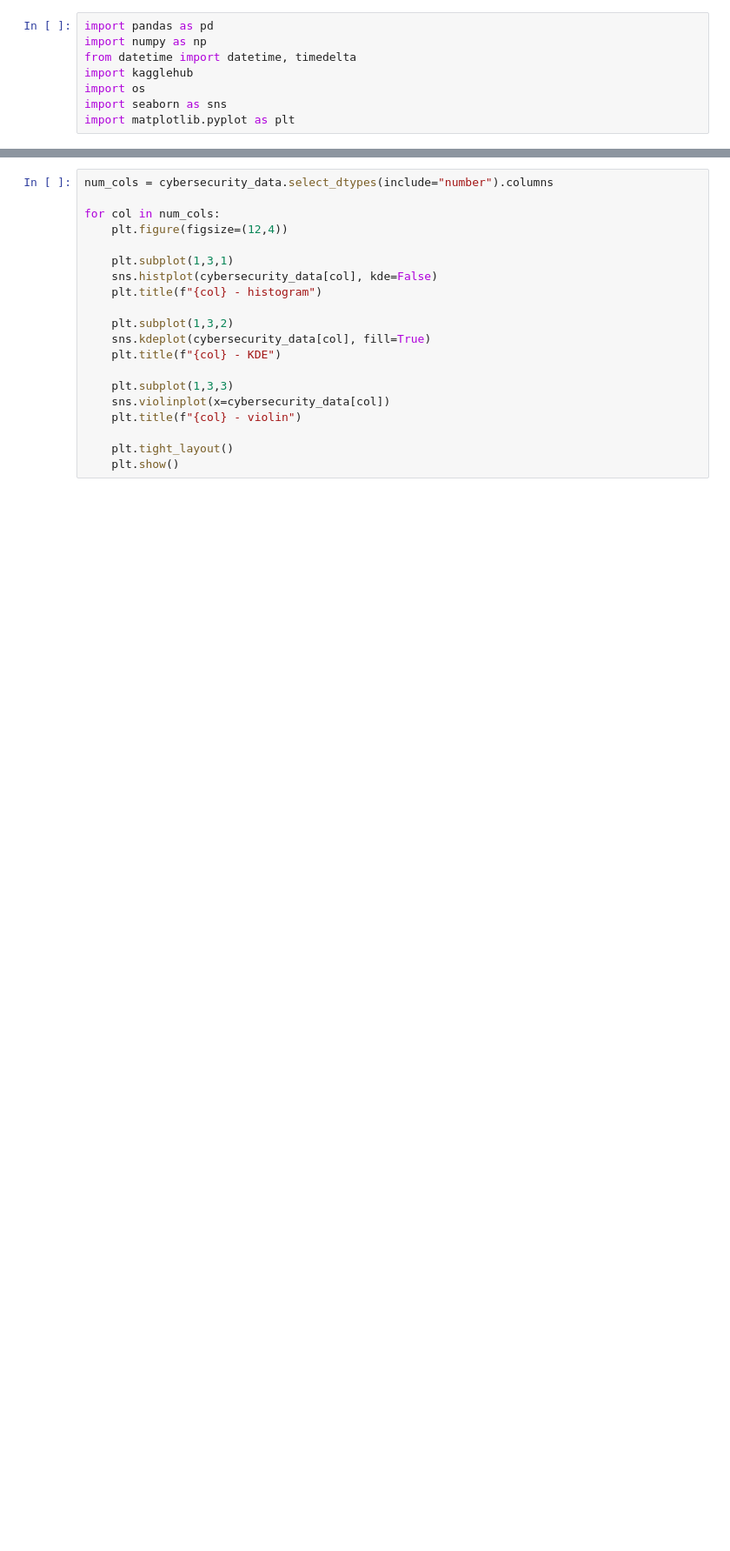
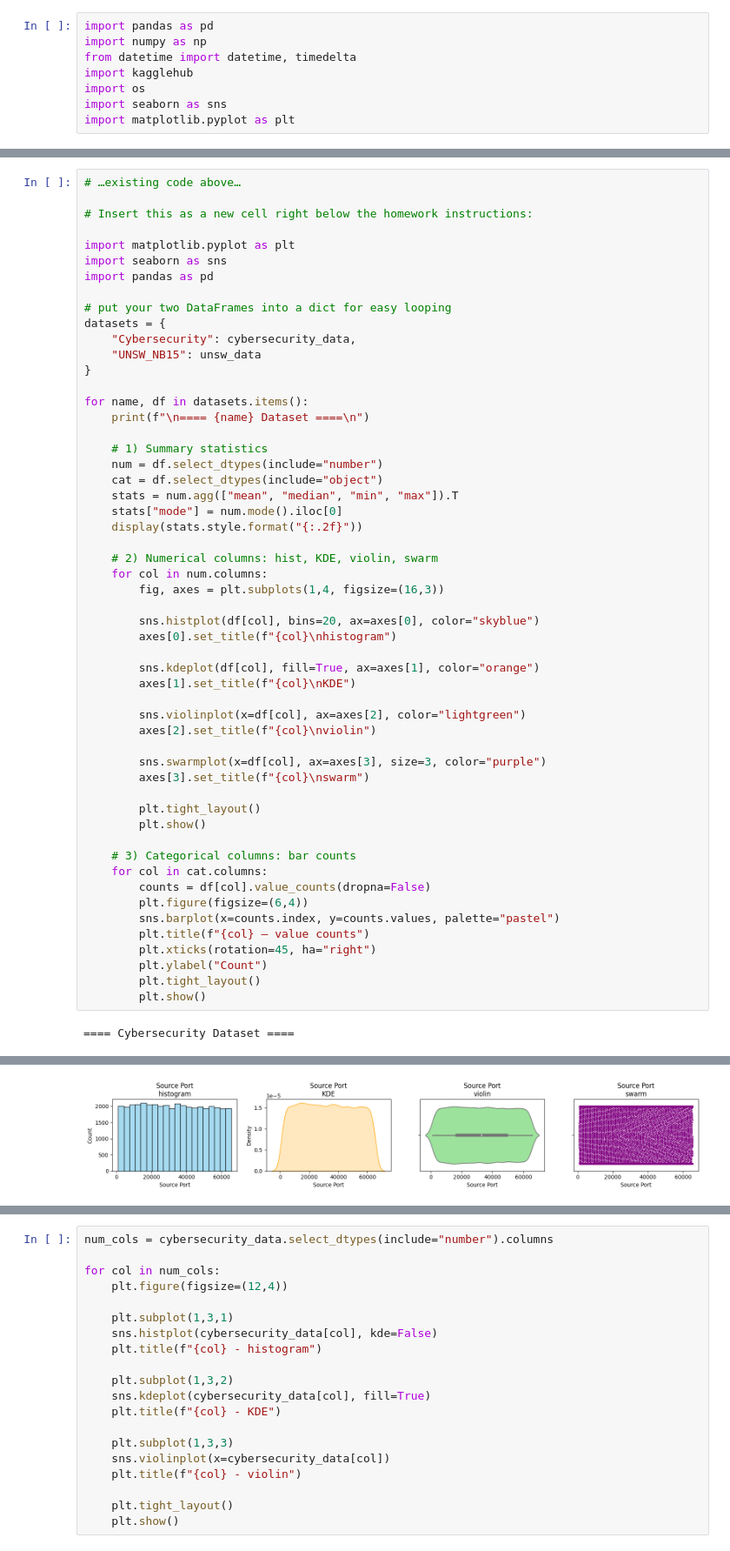
Before and after one commit to luanbui/DX699S, a Jupyter notebook: Week4.ipynb, the cells around one changed output, grey strips where cells are left out. Shown at 87% size. Cells and saved outputs as stored; diff of their text form; blank space fills up the shorter version.

```diff
--- a/Week4.ipynb
+++ b/Week4.ipynb
@@ -88,0 +91,56 @@ Path to dataset files: C:\Users\luank\.cache\kagglehub\datasets\dhoogla\unswnb15
+# %%
+# …existing code above…
+
+# Insert this as a new cell right below the homework instructions:
+
+import matplotlib.pyplot as plt
+import seaborn as sns
+import pandas as pd
+
+# put your two DataFrames into a dict for easy looping
+datasets = {
+    "Cybersecurity": cybersecurity_data,
+    "UNSW_NB15": unsw_data
+}
+
+for name, df in datasets.items():
+    print(f"\n==== {name} Dataset ====\n")
+
+    # 1) Summary statistics
+    num = df.select_dtypes(include="number")
+    cat = df.select_dtypes(include="object")
+    stats = num.agg(["mean", "median", "min", "max"]).T
+    stats["mode"] = num.mode().iloc[0]
+    display(stats.style.format("{:.2f}"))
+
+    # 2) Numerical columns: hist, KDE, violin, swarm
+    for col in num.columns:
+        fig, axes = plt.subplots(1,4, figsize=(16,3))
+
+        sns.histplot(df[col], bins=20, ax=axes[0], color="skyblue")
+        axes[0].set_title(f"{col}\nhistogram")
+
+        sns.kdeplot(df[col], fill=True, ax=axes[1], color="orange")
+        axes[1].set_title(f"{col}\nKDE")
+
+        sns.violinplot(x=df[col], ax=axes[2], color="lightgreen")
+        axes[2].set_title(f"{col}\nviolin")
+
+        sns.swarmplot(x=df[col], ax=axes[3], size=3, color="purple")
+        axes[3].set_title(f"{col}\nswarm")
+
+        plt.tight_layout()
+        plt.show()
+
+    # 3) Categorical columns: bar counts
+    for col in cat.columns:
+        counts = df[col].value_counts(dropna=False)
+        plt.figure(figsize=(6,4))
+        sns.barplot(x=counts.index, y=counts.values, palette="pastel")
+        plt.title(f"{col} – value counts")
+        plt.xticks(rotation=45, ha="right")
+        plt.ylabel("Count")
+        plt.tight_layout()
+        plt.show()
+# %% [output]
+==== Cybersecurity Dataset ====
@@ -88,0 +152 @@ Path to dataset files: C:\Users\luank\.cache\kagglehub\datasets\dhoogla\unswnb15
+[figure, added]
```
Also changed, not shown: parts of 2 cells of this notebook, 2 other files.
